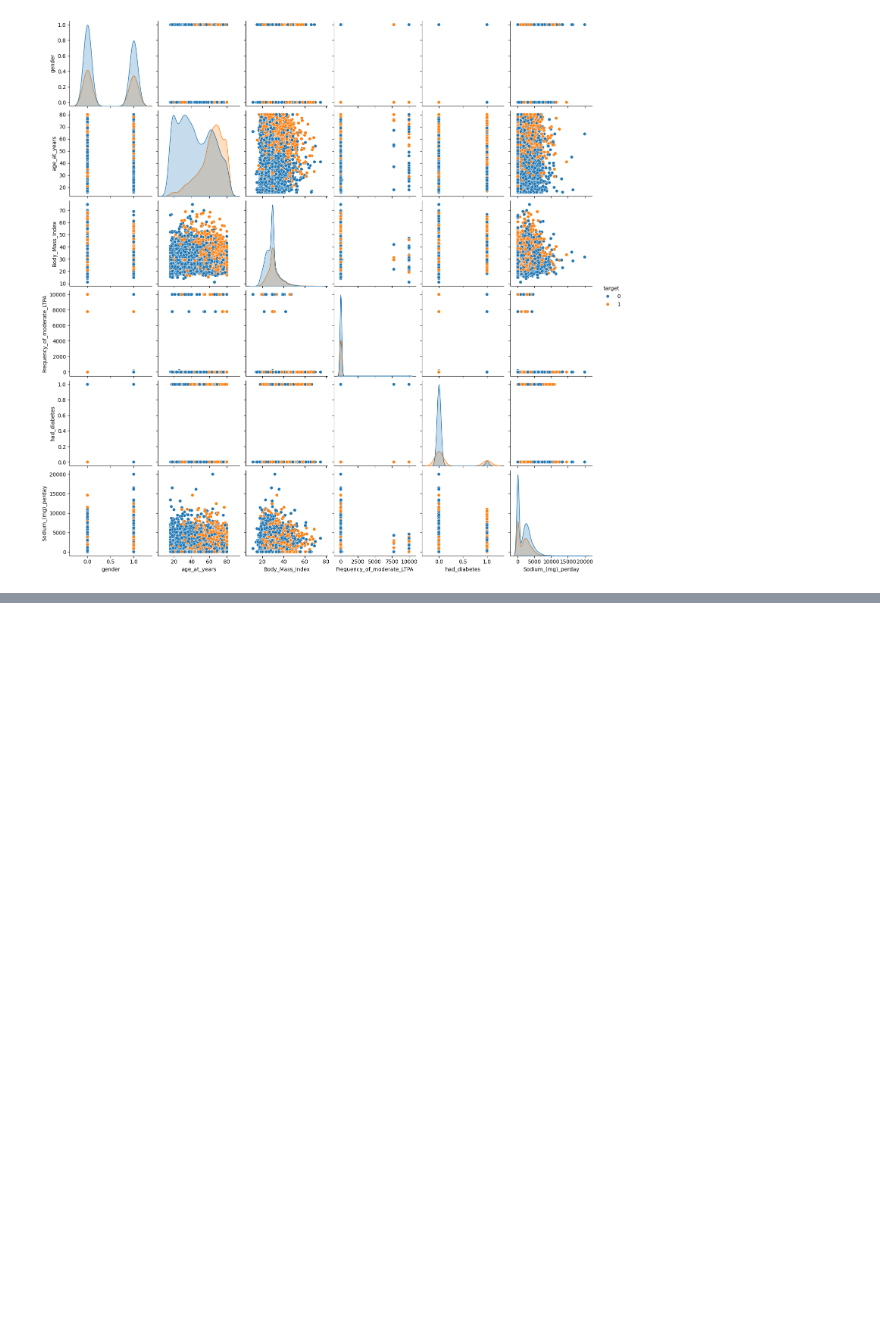
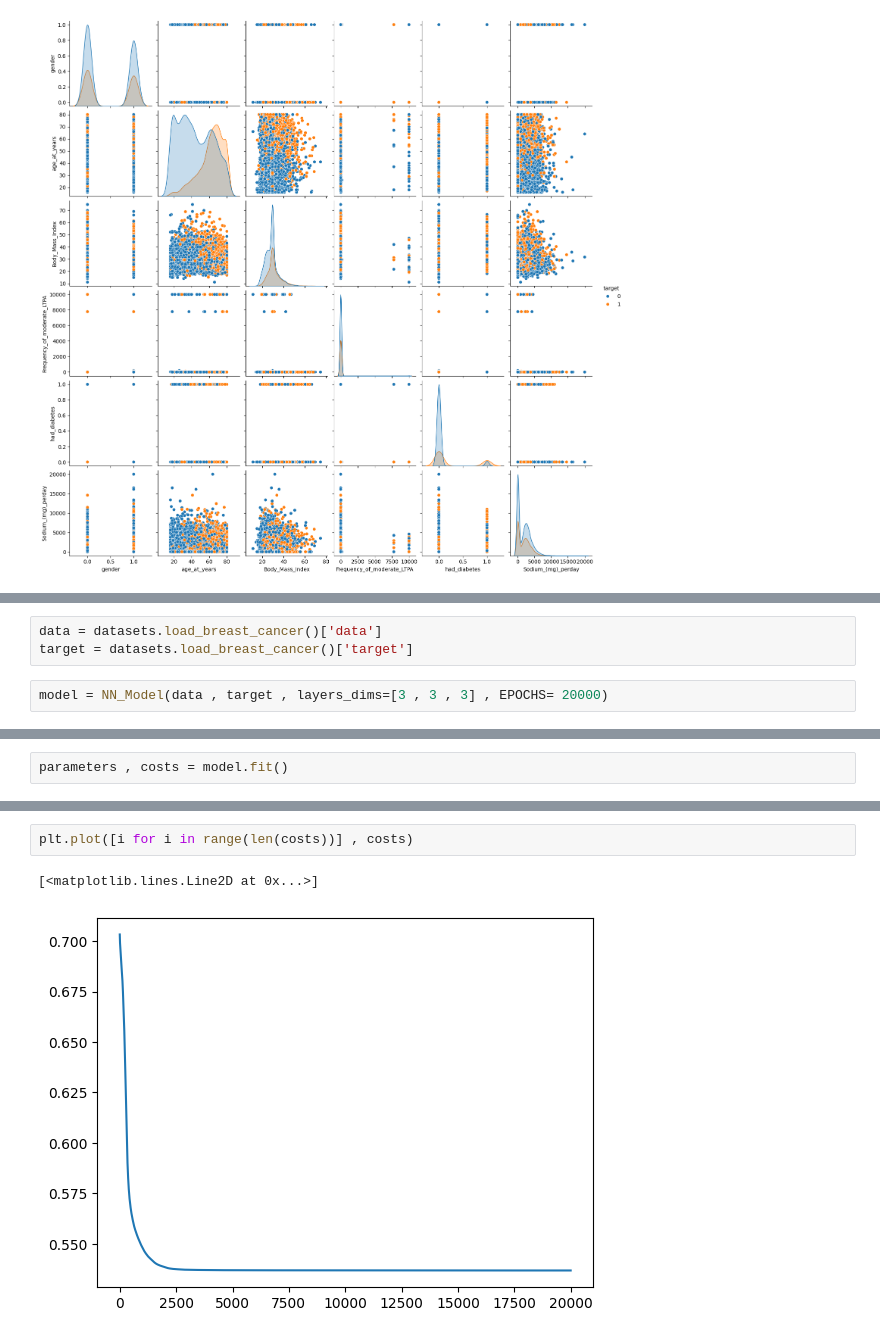
Before and after one commit to OmarGamalH/HyperML, a Jupyter notebook: test.ipynb, the cells around one changed output, grey strips where cells are left out. Drawn from its saved outputs; the diff is of its cells as text; blank space fills up the shorter version.

Commit message:
add NN Model

```diff
--- a/test.ipynb
+++ b/test.ipynb
@@ -287,0 +517,5 @@ seaborn.pairplot(df_f_v_7 , hue = "target")
+# %%
+data = datasets.load_breast_cancer()['data']
+target = datasets.load_breast_cancer()['target']
+# %%
+model = NN_Model(data , target , layers_dims=[3 , 3 , 3] , EPOCHS= 20000)
@@ -287,0 +526,2 @@ seaborn.pairplot(df_f_v_7 , hue = "target")
+# %%
+parameters , costs = model.fit()
@@ -287,0 +547,5 @@ seaborn.pairplot(df_f_v_7 , hue = "target")
+# %%
+plt.plot([i for i in range(len(costs))] , costs)
+# %% [output]
+[<matplotlib.lines.Line2D at 0x...>]
+[figure, added]
```
Also changed, not shown: parts of 28 cells of this notebook, 12 other files.
